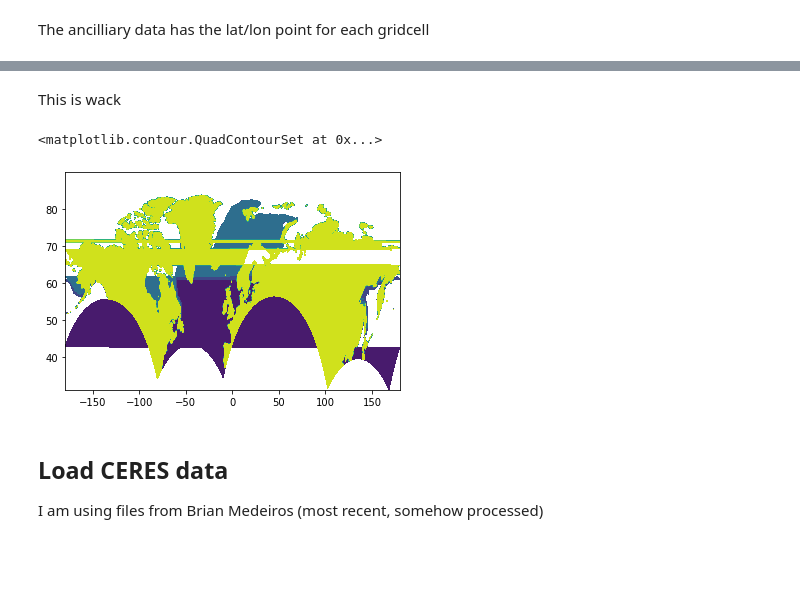
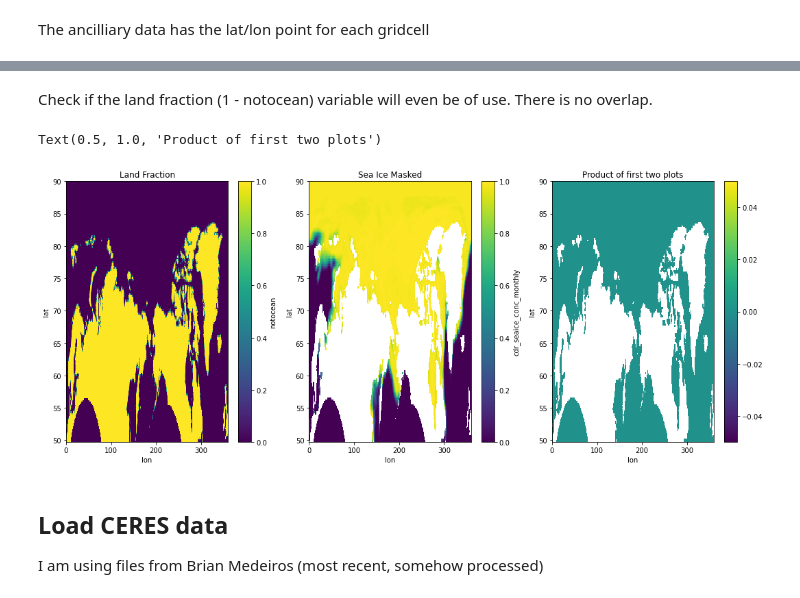
Before and after one commit to jshaw35/spectral_ice, a Jupyter notebook: figure1/figure1abc.ipynb, the cells around one changed output, grey strips where cells are left out. Drawn from its saved outputs; the diff is of its cells as text; code cells hidden in the pictures; blank space fills up the shorter version.

Commit message:
used xESMF to regrid NSIDC G02202 sea ice product, update fig. 1

```diff
--- a/figure1/figure1abc.ipynb
+++ b/figure1/figure1abc.ipynb
@@ -78,5 +78,7 @@ Using the G02202 V4 product (recommended by Walt Meier)
 # %%
-g02202_path = '/glade/work/jonahshaw/obs/NSIDC/G02202_V4/'
+g02202_path = '/glade/work/jonahshaw/obs/NSIDC/G02202_V4/latlon_gridding/'
 # %%
-g02202_files = glob.glob('%s*.nc' % (g02202_path))
+g02202_files = glob.glob('%s/*monthly*.nc' % (g02202_path))
 g02202_files.sort()
+
+g02202_ancillary_file = glob.glob('%s/*ancillary*.nc' % (g02202_path))[0]
@@ -106,10 +85,22 @@ Coordinates:
-# %% [markdown]
-This is wack
-# %%
-plt.contourf(g02202_ancilliary['longitude'],g02202_ancilliary['latitude'],g02202_test['cdr_seaice_conc_monthly'][0])
-# %% [output]
-<matplotlib.contour.QuadContourSet at 0x...>
-[figure, removed]
+# %%
+g02202_ds = xr.open_mfdataset(g02202_files,parallel=True)
+g02202_ancillary_ds = xr.open_dataset(g02202_ancillary_file)
+# %% [markdown]
+Check if the land fraction (1 - notocean) variable will even be of use. There is no overlap.
+# %%
+figs,axss = plt.subplots(1,3,figsize=(18,7))
+
+g02202_ancillary_ds['notocean'].plot(ax=axss[0])
+axss[0].set_title('Land Fraction')
+
+g02202_ds['cdr_seaice_conc_monthly'][0].plot(ax=axss[1])
+axss[1].set_title('Sea Ice Masked')
+
+(g02202_ancillary_ds['notocean']*g02202_ds['cdr_seaice_conc_monthly'][0]).plot(ax=axss[2])
+axss[2].set_title('Product of first two plots')
+# %% [output]
+Text(0.5, 1.0, 'Product of first two plots')
+[figure, added]
 # %% [markdown]
 ## Load CERES data
 
```
Also changed, not shown: parts of 25 cells of this notebook, 1 other file.
